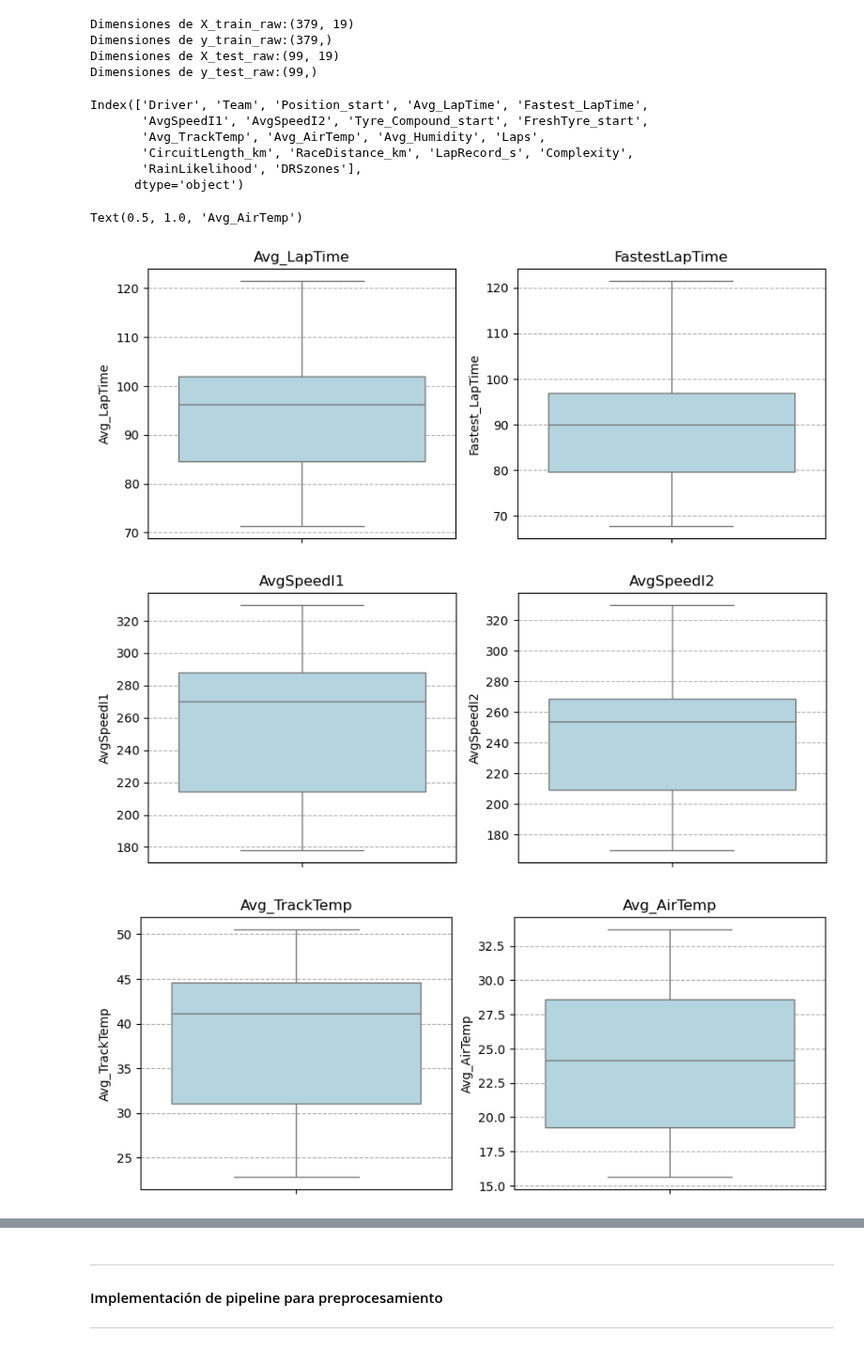
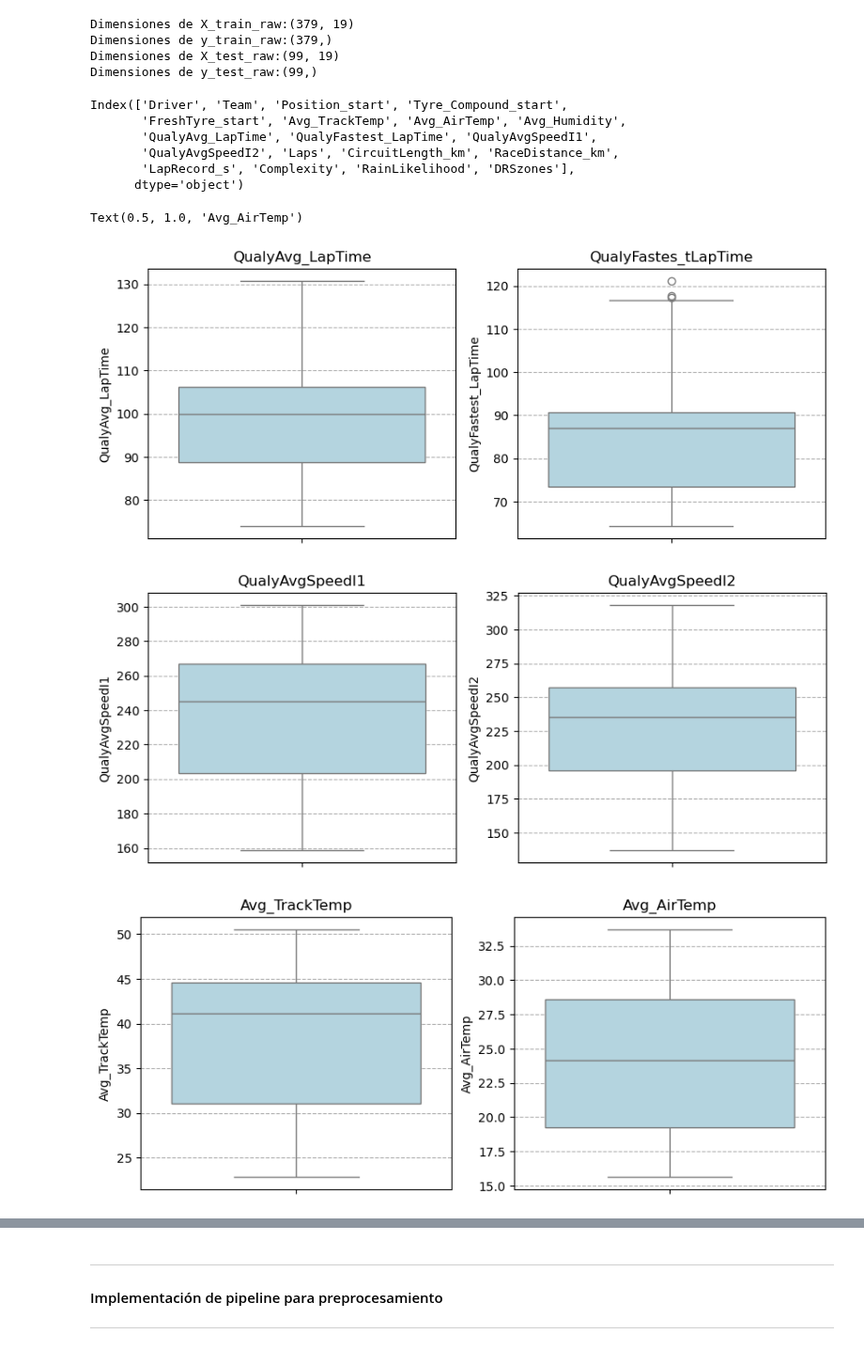
Before and after one commit to FIUBA-Posgrado-Inteligencia-Artificial/CEIA_Analisis_de_datos, a Jupyter notebook: notebooks/clase_07_taller_parte_2.ipynb, the cells around one changed output, grey strips where cells are left out. Shown at 94% size. Saved outputs shown, nothing was run; the diff lists cells and outputs as text; code cells hidden in the pictures.

```diff
--- a/notebooks/clase_07_taller_parte_2.ipynb
+++ b/notebooks/clase_07_taller_parte_2.ipynb
@@ -84,0 +92,2 @@ Index(['EventName', 'EventDate', 'Driver', 'DriverNumber', 'Team', 'PitInTime',
+# %%
+datos_qualy = pd.read_csv("../datasets/result_qualy.csv") # Contiene los datos de velocidades promedio para cada piloto en cada carrera durante las pruebas de clasificación.
@@ -107,10 +127,6 @@ result = carreras_24.groupby(['Driver', 'EventName'], observed=True).agg(
     Team=('Team','first'),
     Position_start=('Position', 'first'),
     Position_end=('Position', 'last'),
-    Avg_LapTime=('LapTime', 'mean'),
-    Fastest_LapTime=('LapTime', 'min'),
-    AvgSpeedI1=('SpeedI1', 'mean'),
-    AvgSpeedI2=('SpeedI2', 'mean'),
     Tyre_Compound_start=('Compound', 'first'),
     FreshTyre_start=('FreshTyre', 'first'),
     Avg_TrackTemp=('TrackTemp', 'mean'),
@@ -125,7 +141,7 @@ result['Position_start'] = result['Position_start'].astype(position_start_order)
 # Agrego el ganador
 result['Winner']= np.where(result['Position_end']==1,1,0)
 result['Winner'] = result['Winner'].astype('category')
-result = result.drop(['Position_end'], axis=1)
+result = result.drop(['Position_end'], axis=1) # Saco esta columna porque la posición final no la tengo al momento de la predicción
 
 result.head()
 # %% [output]
@@ -140,7 +160,12 @@ Ahora combinamos los datasets de carreras consolidado ("result") y de informaci
 # %%
-result['EventName'] = result['EventName'].astype(str)
-circuitos['GrandPrix'] = circuitos['GrandPrix'].astype(str)
+# Agregamos los datos de la qualy
+result = result.merge(
+    datos_qualy,
+    how='left',
+    on=['EventName', 'Driver']
+)
 
+# Agregamos los datos de las pistas
 result = result.merge(
     circuitos,
     how='left',
@@ -289,40 +314,40 @@ Dimensiones de y_test_raw:(99,)
 # %%
 X_train_raw.columns
 # %% [output]
-Index(['Driver', 'Team', 'Position_start', 'Avg_LapTime', 'Fastest_LapTime',
-       'AvgSpeedI1', 'AvgSpeedI2', 'Tyre_Compound_start', 'FreshTyre_start',
-       'Avg_TrackTemp', 'Avg_AirTemp', 'Avg_Humidity', 'Laps',
-       'CircuitLength_km', 'RaceDistance_km', 'LapRecord_s', 'Complexity',
-       'RainLikelihood', 'DRSzones'],
+Index(['Driver', 'Team', 'Position_start', 'Tyre_Compound_start',
+       'FreshTyre_start', 'Avg_TrackTemp', 'Avg_AirTemp', 'Avg_Humidity',
+       'QualyAvg_LapTime', 'QualyFastest_LapTime', 'QualyAvgSpeedI1',
+       'QualyAvgSpeedI2', 'Laps', 'CircuitLength_km', 'RaceDistance_km',
+       'LapRecord_s', 'Complexity', 'RainLikelihood', 'DRSzones'],
       dtype='object')
 # %%
 fig, ax = plt.subplots(1, 2, figsize=(10, 4))
-sns.boxplot(data=X_train_raw, y='Avg_LapTime', color="lightblue", ax=ax[0])
-sns.boxplot(data=X_train_raw, y='Fastest_LapTime', color="lightblue", ax=ax[1])
+sns.boxplot(data=X_train_raw, y='QualyAvg_LapTime', color="lightblue", ax=ax[0])
+sns.boxplot(data=X_train_raw, y='QualyFastest_LapTime', color="lightblue", ax=ax[1])
 ax[0].grid(axis='y', ls='--')
-ax[0].set_title('Avg_LapTime', fontsize=12)
+ax[0].set_title('QualyAvg_LapTime', fontsize=12)
 ax[1].grid(axis='y', ls='--')
-ax[1].set_title('FastestLapTime', fontsize=12)
+ax[1].set_title('QualyFastes_tLapTime', fontsize=12)
 
 fig, ax = plt.subplots(1, 2, figsize=(10, 4))
-sns.boxplot(data=X_train_raw, y='AvgSpeedI1', color="lightblue", ax=ax[0])
-sns.boxplot(data=X_train_raw, y='AvgSpeedI2', color="lightblue", ax=ax[1])
+sns.boxplot(data=X_train_raw, y='QualyAvgSpeedI1', color="lightblue", ax=ax[0])
+sns.boxplot(data=X_train_raw, y='QualyAvgSpeedI2', color="lightblue", ax=ax[1])
 ax[0].grid(axis='y', ls='--')
-ax[0].set_title('AvgSpeedI1', fontsize=12)
+ax[0].set_title('QualyAvgSpeedI1', fontsize=12)
 ax[1].grid(axis='y', ls='--')
-ax[1].set_title('AvgSpeedI2', fontsize=12)
+ax[1].set_title('QualyAvgSpeedI2', fontsize=12)
 
 
 ig, ax = plt.subplots(1, 2, figsize=(10, 4))
 sns.boxplot(data=X_train_raw, y='Avg_TrackTemp', color="lightblue", ax=ax[0])
 sns.boxplot(data=X_train_raw, y='Avg_AirTemp', color="lightblue", ax=ax[1])
 ax[0].grid(axis='y', ls='--')
 ax[0].set_title('Avg_TrackTemp', fontsize=12)
 ax[1].grid(axis='y', ls='--')
 ax[1].set_title('Avg_AirTemp', fontsize=12)
 # %% [output]
 Text(0.5, 1.0, 'Avg_AirTemp')
-[figure, old version]
+[figure, new version]
-[figure, old version]
+[figure, new version]
 [figure]
 # %% [markdown]
```
Also changed, not shown: parts of 25 cells of this notebook, 2 other files.
